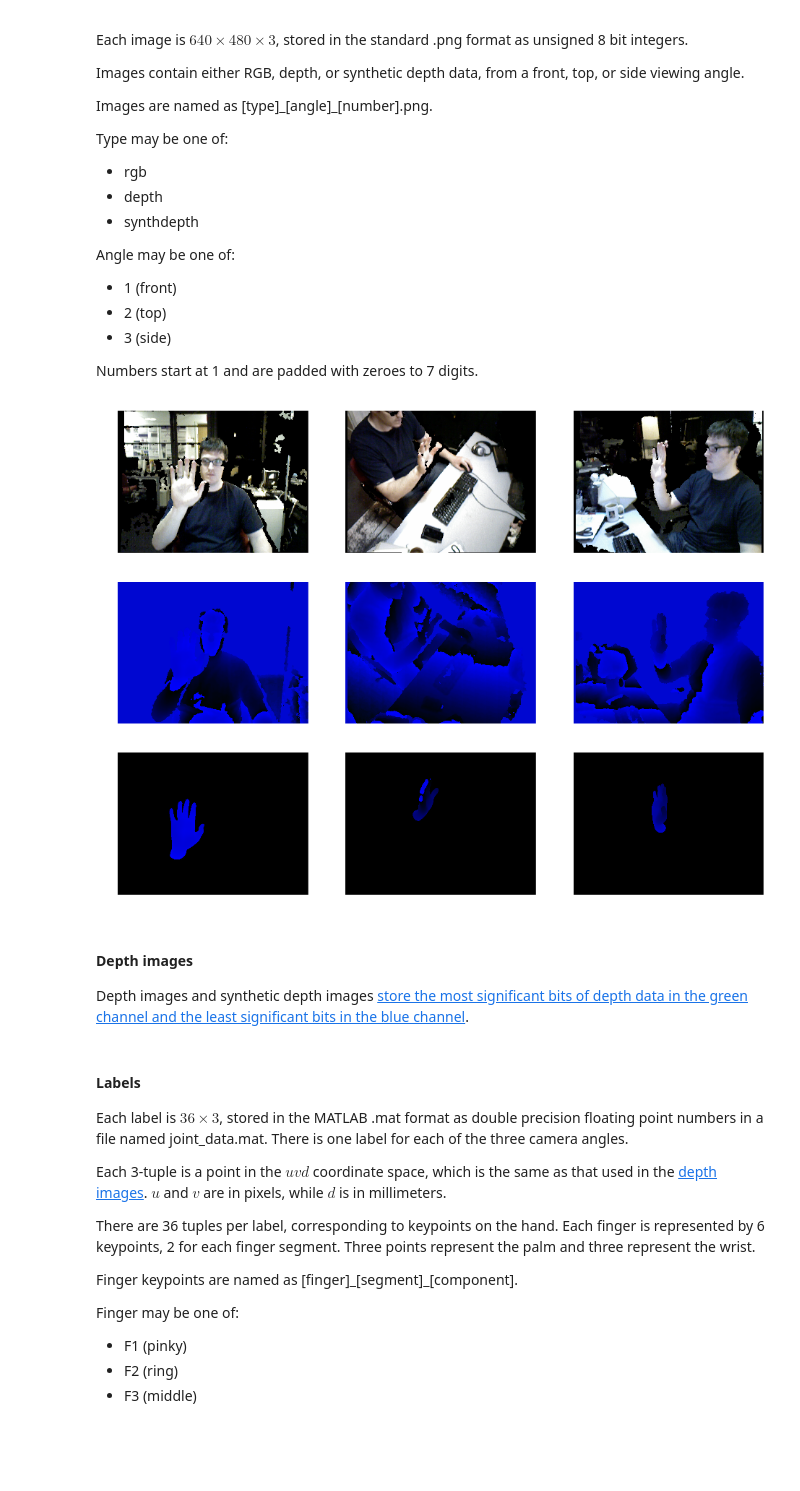
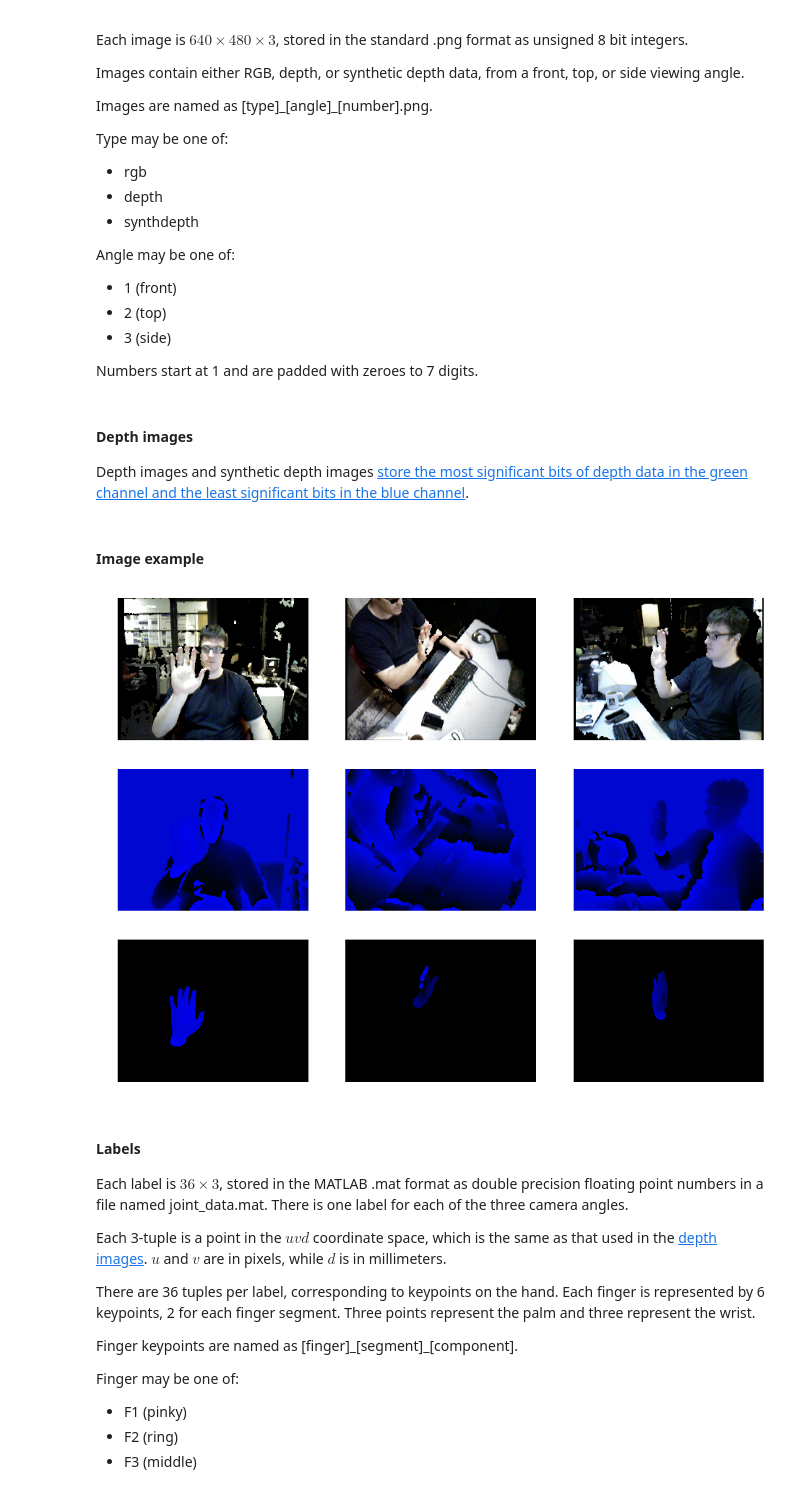
Before and after one commit to zanecodes/thesis, a Jupyter notebook: data.ipynb, the cells around one changed output. Saved outputs shown, nothing was run; the diff lists cells and outputs as text; code cells hidden in the pictures; blank space fills up the shorter version.

```diff
--- a/data.ipynb
+++ b/data.ipynb
@@ -75,23 +74,6 @@ def load_images(image_paths, dtype='uint16'):
     for image_path in image_paths:
         with Image.open(image_path) as image:
             yield np.asarray(image, dtype)
-# %%
-demo_images = load_images([data_path('train', image_path(type, angle, 0)) \
-                           for type in ['rgb', 'depth', 'synthdepth'] \
-                           for angle in range(1, 4)], 'uint8')
-
-plt.figure(figsize=(16, 12))
-for i, demo_image in enumerate(demo_images):
-    plt.subplot(331 + i)
-
-    ax = plt.gca()
-    ax.set_axis_off()
-    ax.set_xlim([0, demo_image.shape[1]])
-    ax.set_ylim([demo_image.shape[0], 0])
-
-    plt.imshow(demo_image)
-# %% [output]
-[figure, removed]
 # %% [markdown]
 #### Depth images
 
@@ -102,3 +86,16 @@ def convert_depth(image):
+# %% [markdown]
+#### Image example
+# %%
+demo_images = load_images([data_path('train', image_path(type, angle, 0)) \
+                           for type in ['rgb', 'depth', 'synthdepth'] \
+                           for angle in range(1, 4)], 'uint8')
+
+plt.figure(figsize=(16, 12))
+for i, demo_image in enumerate(demo_images):
+    plt.subplot(331 + i).set_axis_off()
+    plt.imshow(demo_image)
+# %% [output]
+[figure, added]
 # %% [markdown]
 #### Labels
 
```
Also changed, not shown: parts of 24 cells of this notebook, 1 other file.
